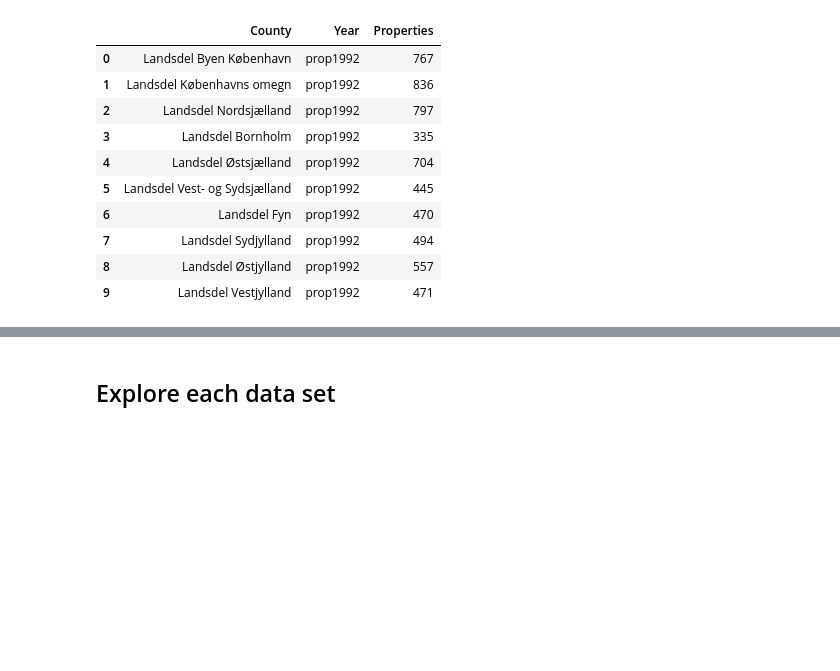
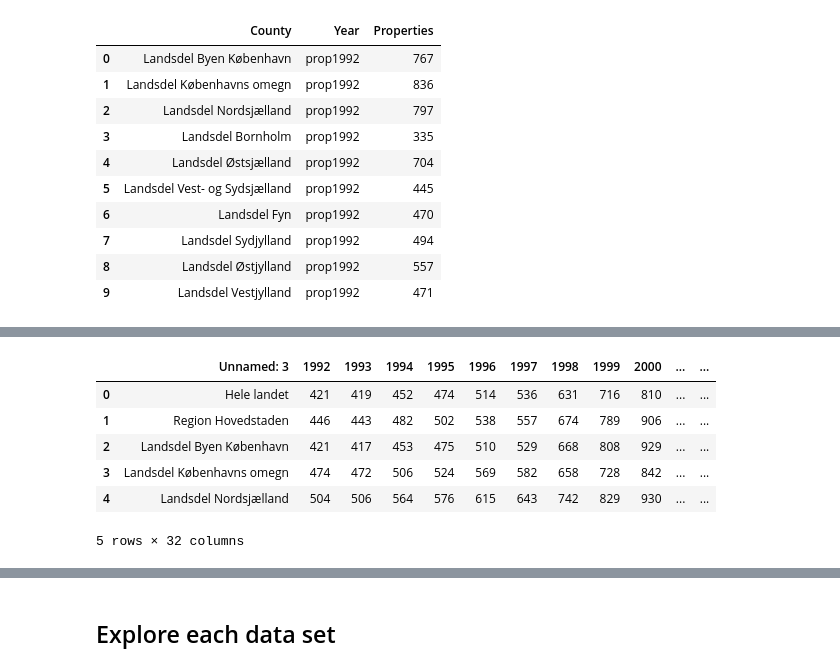
Before and after one commit to NumEconCopenhagen/projects-2023-jps, a Jupyter notebook: dataproject/dataproject.ipynb, the cells around one changed output, grey strips where cells are left out. Saved outputs shown, nothing was run; the diff lists cells and outputs as text; code cells hidden in the pictures; blank space fills up the shorter version.

```diff
--- a/dataproject/dataproject.ipynb
+++ b/dataproject/dataproject.ipynb
@@ -212,0 +188,12 @@ prop_long.head()
+# %%
+# Now we drop the first two columns
+del ap['Unnamed: 0'], ap['Unnamed: 1'], ap['Unnamed: 2']
+ap.head(5)
+# %% [output]
+|  | Unnamed: 3 | 1992 | 1993 | 1994 | 1995 | 1996 | 1997 | 1998 | 1999 | 2000 | ... | ... |
+| 0 | Hele landet | 421 | 419 | 452 | 474 | 514 | 536 | 631 | 716 | 810 | ... | ... |
+| 1 | Region Hovedstaden | 446 | 443 | 482 | 502 | 538 | 557 | 674 | 789 | 906 | ... | ... |
+| 2 | Landsdel Byen København | 421 | 417 | 453 | 475 | 510 | 529 | 668 | 808 | 929 | ... | ... |
+| 3 | Landsdel Københavns omegn | 474 | 472 | 506 | 524 | 569 | 582 | 658 | 728 | 842 | ... | ... |
+| 4 | Landsdel Nordsjælland | 504 | 506 | 564 | 576 | 615 | 643 | 742 | 829 | 930 | ... | ... |
+5 rows × 32 columns
```
Also changed, not shown: parts of 15 cells of this notebook, 2 other files.
